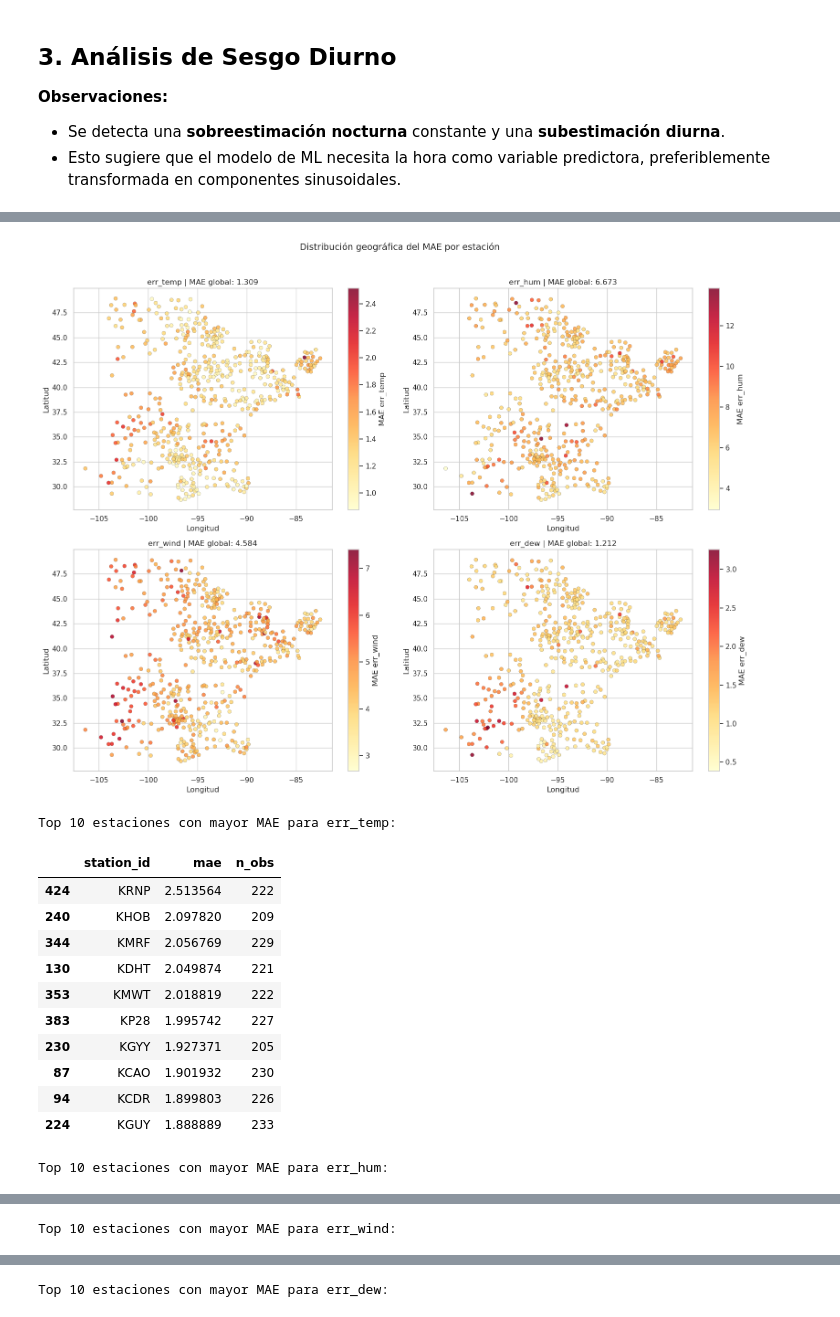
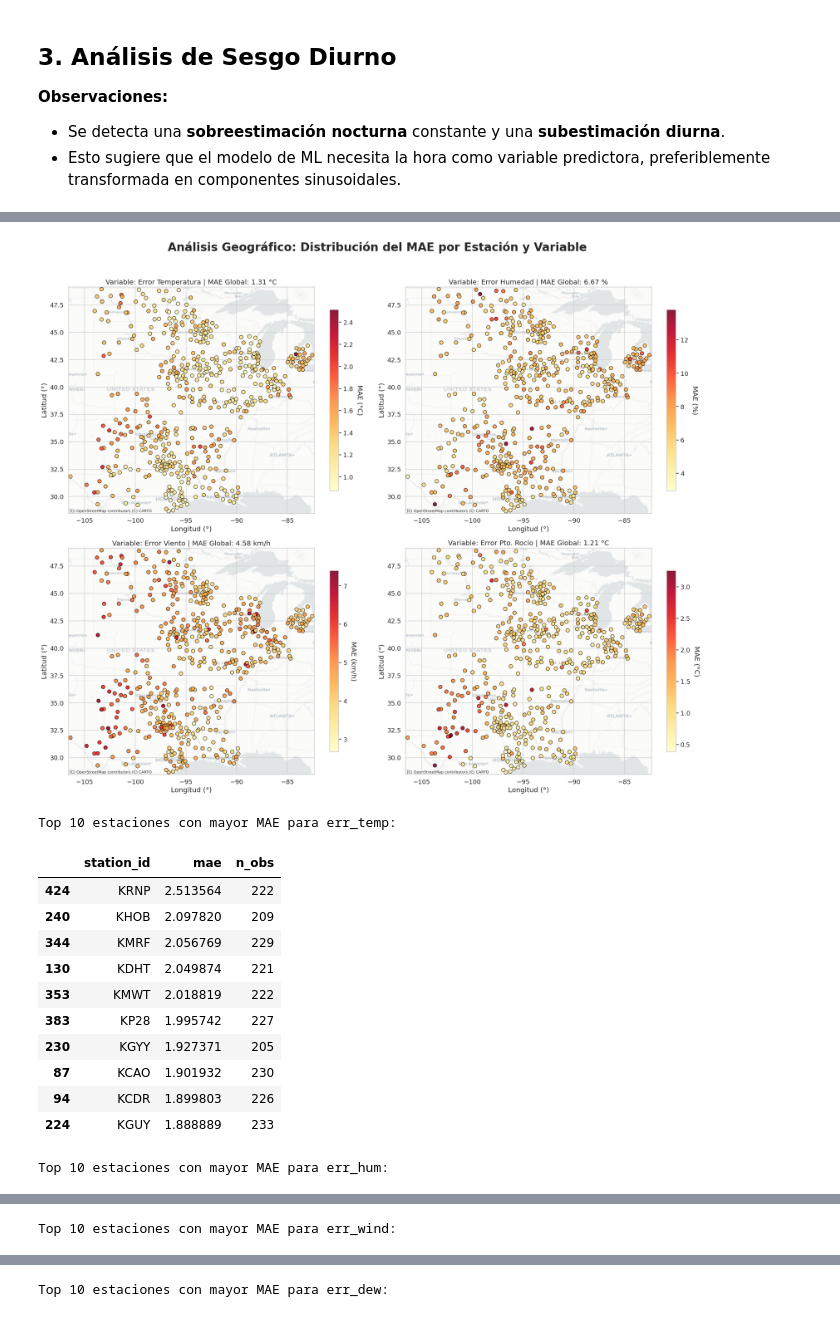
Before and after one commit to LuciaVazquez08/TallerAnalisisDatos, a Jupyter notebook: EDA_Final_Climatico.ipynb, the cells around one changed output, grey strips where cells are left out. Saved outputs shown, nothing was run; the diff lists cells and outputs as text; code cells hidden in the pictures.

```diff
--- a/EDA_Final_Climatico.ipynb
+++ b/EDA_Final_Climatico.ipynb
@@ -131,6 +150,8 @@ Correlación Lag 1h para err_dew: 0.662
 # %%
 # Persistencia temporal (lag 3h)
 lag_vars = ["err_temp", "err_hum", "err_wind", "err_dew"]
+name_vars = ["Error Temperatura", "Error Humedad", "Error Viento", "Error Pto. Rocío"]
+units_vars = ["°C", "%", "km/h", "°C"]
 
 df = df.sort_values(["station_id", "obs_timestamp"]).copy()
 
@@ -144,7 +165,7 @@ for var in lag_vars:
 
 fig, axes = plt.subplots(1, len(lag_vars), figsize=(18, 5))
 
-for ax, var in zip(axes, lag_vars):
+for ax, var, name_var, unit_var in zip(axes, lag_vars, name_vars, units_vars):
     lag_col = f"{var}_lag3"
     plot_df = df[[var, lag_col]].dropna()
 
@@ -158,9 +179,9 @@ for ax, var in zip(axes, lag_vars):
     )
     ax.axhline(0, color="gray", linestyle="--", linewidth=1)
     ax.axvline(0, color="gray", linestyle="--", linewidth=1)
-    ax.set_title(f"{var} vs {lag_col}\n(corr = {lag_corrs[var]:.3f})")
-    ax.set_xlabel(f"{var} t-3")
-    ax.set_ylabel(f"{var} t")
+    ax.set_title(f"Autocorrelación {name_var}\n t vs t-3h (r={lag_corrs[var]:.3f})")
+    ax.set_xlabel(f"{name_var} (t-3h) [{unit_var}]")
+    ax.set_ylabel(f"{name_var} (t) [{unit_var}]")
 
 plt.tight_layout()
 plt.show()
@@ -236,7 +260,7 @@ for var in err_vars:
 fig, axes = plt.subplots(2, 2, figsize=(18, 14))
 axes = axes.flatten()
 
-for ax, var in zip(axes, err_vars):
+for ax, var, name_var, unit_var in zip(axes, err_vars, name_vars, units_vars):
     order = (
         zone_df.groupby("zona_id")[var]
         .apply(lambda x: np.mean(np.abs(x)))
@@ -253,9 +277,9 @@ for ax, var in zip(axes, err_vars):
         showfliers=False,
     )
     ax.axvline(0, color="black", linestyle="--", linewidth=1)
-    ax.set_title(f"Distribución de {var} por zona")
-    ax.set_xlabel("Error (pronóstico - real)")
-    ax.set_ylabel("Zona")
+    ax.set_title(f"Distribución de Errores para {name_var} por Zona")
+    ax.set_xlabel(f"Error (Pronóstico - Real) [{unit_var}]")
+    ax.set_ylabel("Zona de Estudio")
 
 plt.tight_layout()
 plt.show()
@@ -322,55 +346,76 @@ Estadísticas por zona para err_dew:
 # %%
-# MAE geográfico por estación para las 4 variables de error
-
+# MAE geográfico por estación para las 4 variables de error con Contextily
 geo_mae = {}
 
-fig, axes = plt.subplots(2, 2, figsize=(16, 12))
+fig, axes = plt.subplots(2, 2, figsize=(20, 16))
 axes = axes.flatten()
 
-for ax, var in zip(axes, err_vars):
+for ax, var, name_var, unit_var in zip(axes, err_vars, name_vars, units_vars):
     mae_geo = (
         df.dropna(subset=[var, "lat_estacion", "lon_estacion"])
         .groupby("station_id", as_index=False)
         .agg(
             lat_estacion=("lat_estacion", "first"),
             lon_estacion=("lon_estacion", "first"),
             mae=(var, lambda x: np.mean(np.abs(x))),
             n_obs=(var, "count"),
         )
     )
 
     geo_mae[var] = mae_geo
     global_mae = df[var].abs().mean()
 
+    # Dibujamos los puntos con un zorder alto para que estén sobre el mapa
     sc = ax.scatter(
         mae_geo["lon_estacion"],
         mae_geo["lat_estacion"],
         c=mae_geo["mae"],
         cmap="YlOrRd",
-        s=35,
-        alpha=0.85,
-        edgecolor="k",
-        linewidth=0.2,
+        s=60,            # Aumentamos tamaño por la escala del mapa
+        alpha=0.9,
+        edgecolor="black",
+        linewidth=0.8,
+        zorder=5         # Prioridad visual alta
     )
 
-    ax.set_title(f"{var} | MAE global: {global_mae:.3f}")
-    ax.set_xlabel("Longitud")
-    ax.set_ylabel("Latitud")
-    plt.colorbar(sc, ax=ax, label=f"MAE {var}")
+    # Añadimos el mapa base (CartoDB Positron es ideal para reportes técnicos)
+    try:
+        cx.add_basemap(
+            ax,
+            crs="EPSG:4326",
+            source=cx.providers.CartoDB.Positron,
+            zorder=0,
+            alpha=0.7
+        )
+    except Exception as e:
+        print(f"Aviso: No se pudo cargar el mapa base para {var}: {e}")
 
-plt.suptitle("Distribución geográfica del MAE por estación", y=1.02, fontsize=14)
+    # Forzamos los límites para que el mapa base no haga zoom out excesivo
+    ax.set_xlim(mae_geo["lon_estacion"].min() - 0.2, mae_geo["lon_estacion"].max() + 0.2)
+    ax.set_ylim(mae_geo["lat_estacion"].min() - 0.2, mae_geo["lat_estacion"].max() + 0.2)
+
+    ax.set_title(f"Variable: {name_var} | MAE Global: {global_mae:.2f} {unit_var}")
+    ax.set_xlabel("Longitud (°)")
+    ax.set_ylabel("Latitud (°)")
+
+    # Barra de color más estilizada
+    cbar = plt.colorbar(sc, ax=ax, shrink=0.8)
+    cbar.set_label(f"MAE ({unit_var})", rotation=270, labelpad=20)
+
+plt.suptitle("Análisis Geográfico: Distribución del MAE por Estación y Variable", y=1.02, fontsize=24, fontweight='bold')
 plt.tight_layout()
 plt.show()
 
+# Resumen estadístico (Top 10)
 for var in err_vars:
     print(f"\nTop 10 estaciones con mayor MAE para {var}:")
     display(
         geo_mae[var][["station_id", "mae", "n_obs"]]
         .sort_values("mae", ascending=False)
         .head(10)
     )
 # %% [output]
-[figure, old version]
+[figure, new version]
 Top 10 estaciones con mayor MAE para err_temp:
 |  | station_id | mae | n_obs |
 | 424 | KRNP | 2.513564 | 222 |
```
Also changed, not shown: parts of 16 cells of this notebook, 1 other file.
